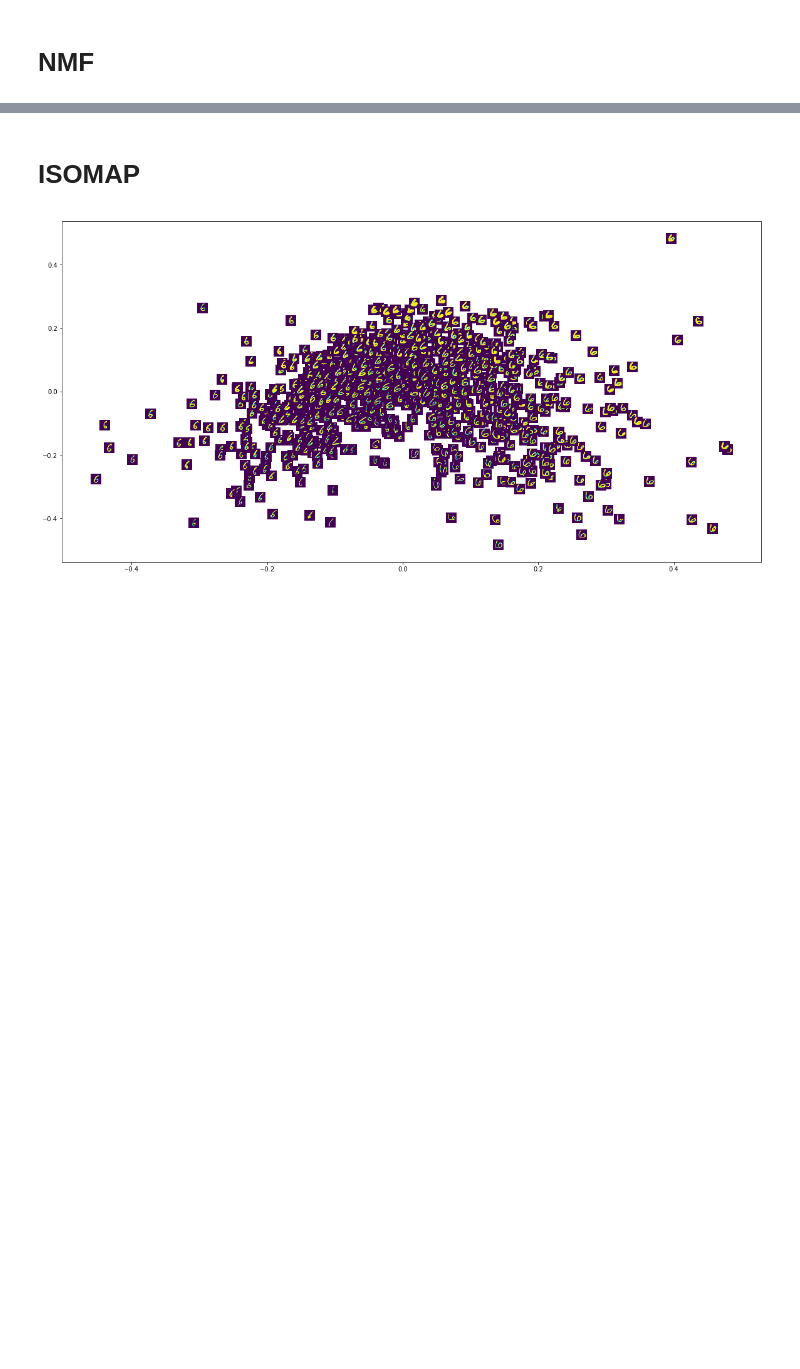
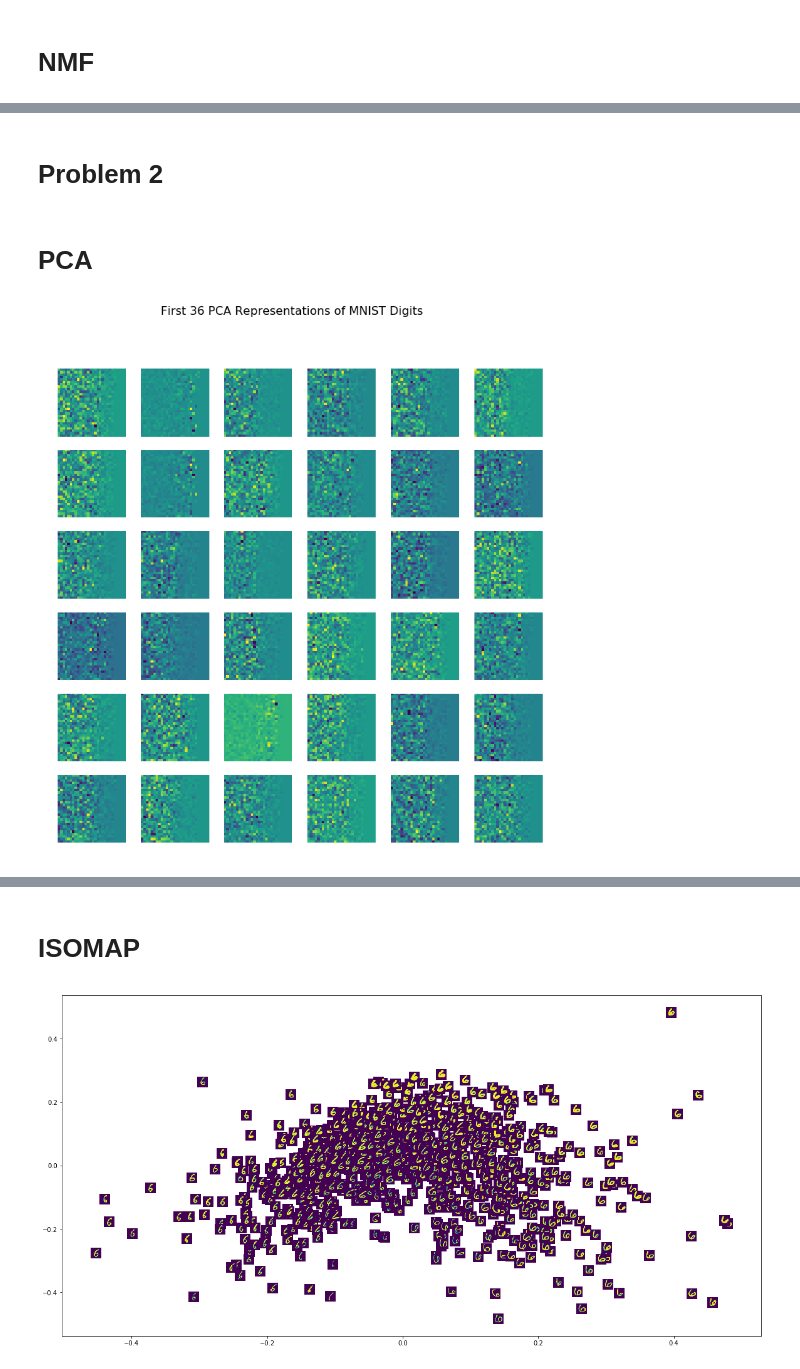
Before and after one commit to biggytruck/CS598PS, a Jupyter notebook: Problem_Set_2/Problem Set 2.ipynb, the cells around one changed output, grey strips where cells are left out. Saved outputs shown, nothing was run; the diff lists cells and outputs as text; code cells hidden in the pictures; blank space fills up the shorter version.

```diff
--- a/Problem_Set_2/Problem Set 2.ipynb
+++ b/Problem_Set_2/Problem Set 2.ipynb
@@ -116,0 +119,25 @@ plot_components(Hnmf, 'NMF Activation Components', 'NMF', 'activation', 'Time [s
+# %% [markdown]
+# Problem 2
+# %%
+datafile = np.load('digits-labels.npz')
+label = datafile['l']
+data = datafile['d']
+# %%
+model2 = Model(data)
+Zpca2, Wpca2 = model2.PCA()
+Zica2, Wica2 = model2.ICA(red_dim=36)
+Wnmf2, Hnmf2 = model2.NMF(red_dim=36)
+# %%
+def plot_images(images, title):
+    plt.figure(figsize=(12,12))
+    plt.suptitle(title, size=16)
+    for num, image in enumerate(images):
+        plt.subplot(6,6,num+1)
+        plt.axis('off')
+        plt.imshow(np.reshape(image,(28,28),'F'))
+# %% [markdown]
+# PCA
+# %%
+plot_images(Zpca2.T[:36].astype(float), 'First 36 PCA Representations of MNIST Digits')
+# %% [output]
+[figure, added]
```
Also changed, not shown: parts of 25 cells of this notebook.
